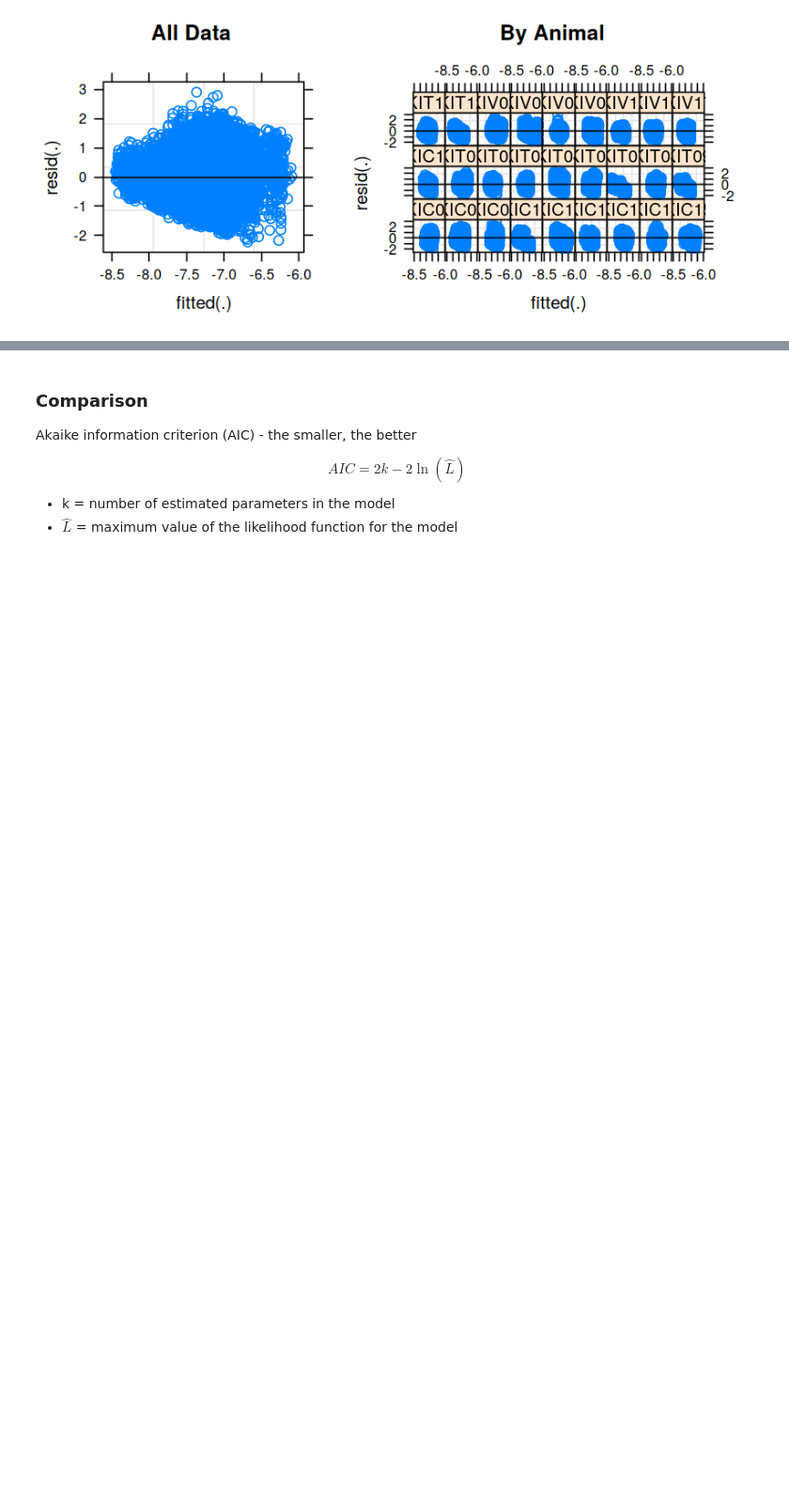
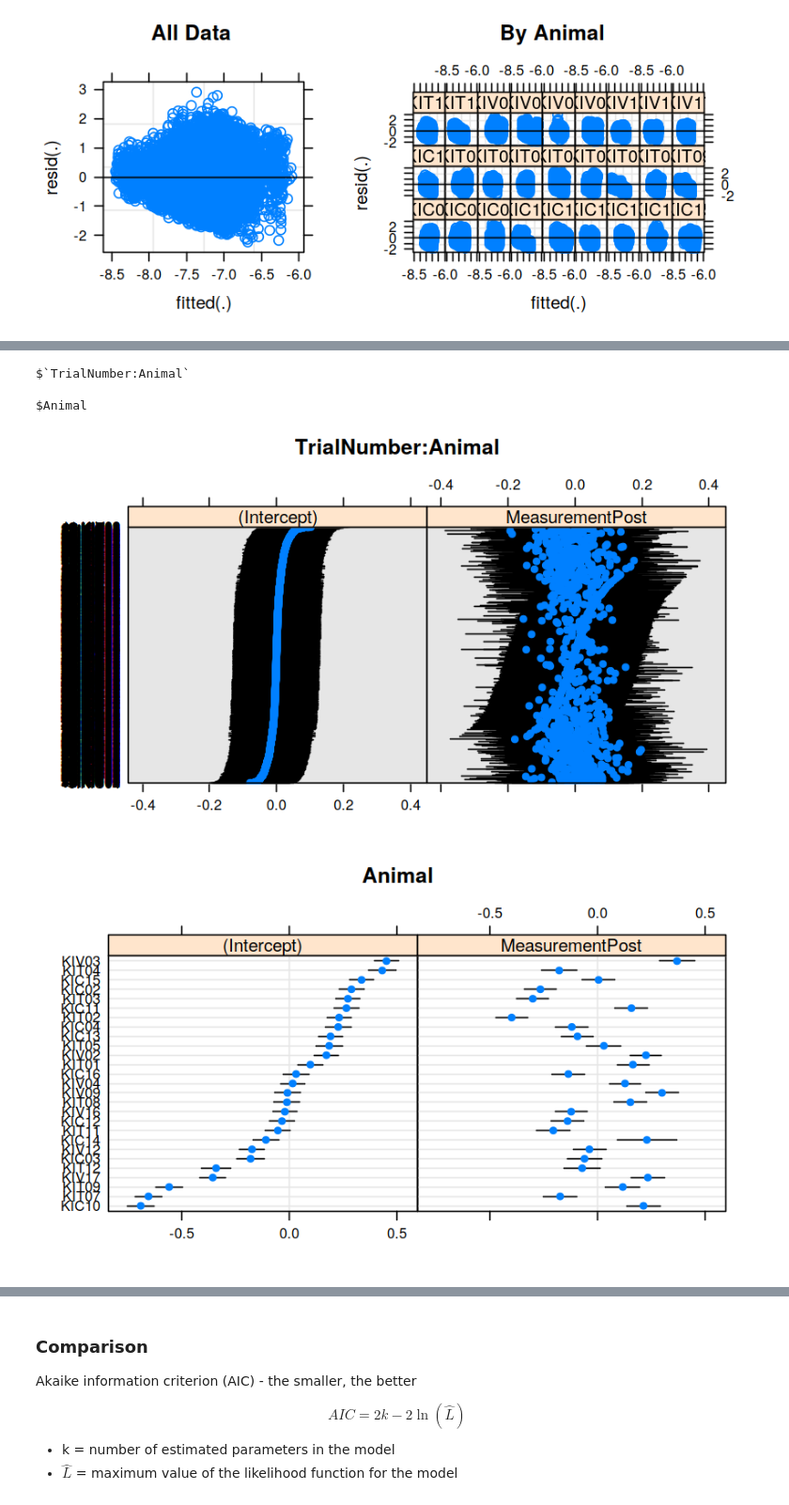
Before and after one commit to CortXplorer/DynamicCSDjl, a Jupyter notebook: analysis/LMM_allFreqs.ipynb, the cells around one changed output, grey strips where cells are left out. Shown at 94% size. Saved outputs shown, nothing was run; the diff lists cells and outputs as text; code cells hidden in the pictures; blank space fills up the shorter version.

```diff
--- a/analysis/LMM_allFreqs.ipynb
+++ b/analysis/LMM_allFreqs.ipynb
@@ -391,0 +424,9 @@ residuals_plots(model = model2)
+# %%
+options(repr.plot.width=7, repr.plot.height=4)
+dotplot(ranef(model3, condVar = TRUE))
+# %% [output]
+$`TrialNumber:Animal`
+
+$Animal
+[figure, added]
+[figure, added]
```
Also changed, not shown: parts of 9 cells of this notebook.
